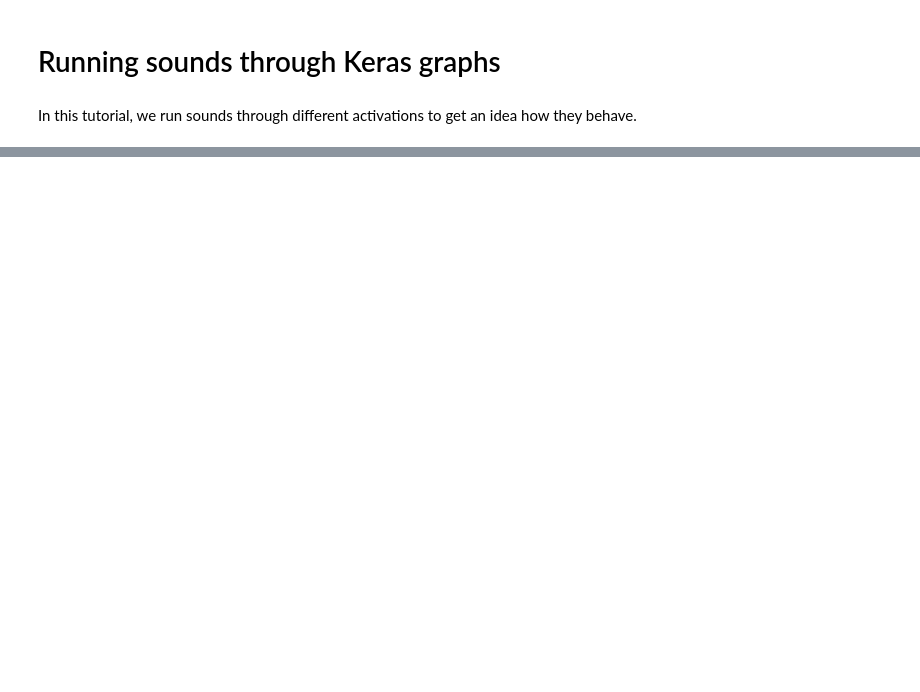
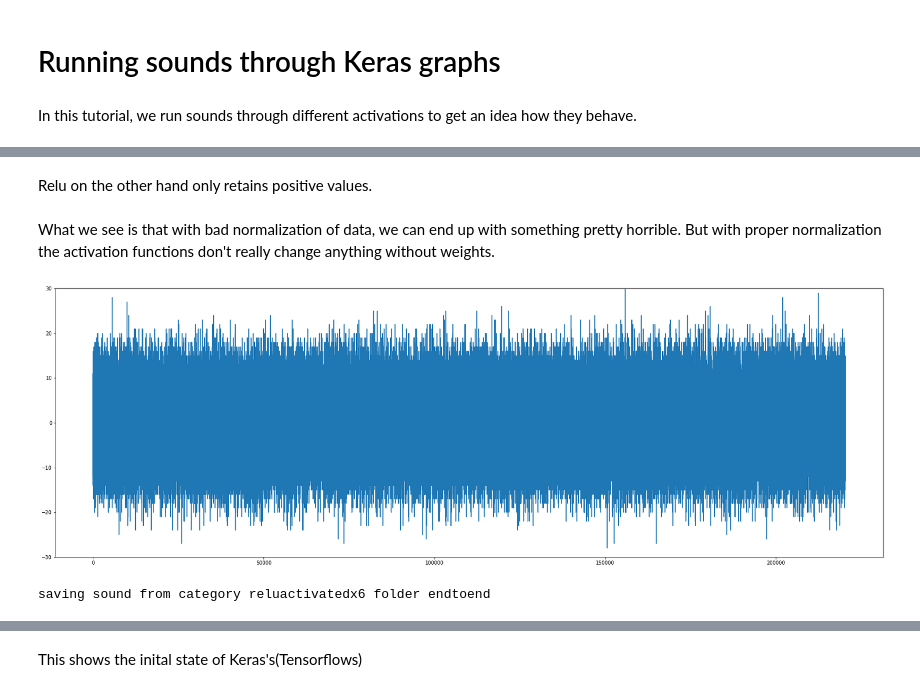
Before and after one commit to SopiMlab/DeepLearningWithAudio18, a Jupyter notebook: Activation functions.ipynb, the cells around one changed output, grey strips where cells are left out. Saved outputs shown, nothing was run; the diff lists cells and outputs as text; code cells hidden in the pictures; blank space fills up the shorter version.

```diff
--- a/Activation functions.ipynb
+++ b/Activation functions.ipynb
@@ -118,0 +149,27 @@ plt.show()
+# %% [markdown]
+Relu on the other hand only retains positive values.
+# %% [markdown]
+What we see is that with bad normalization of data, we can end up with something pretty horrible. But with proper normalization the activation functions don't really change anything without weights.
+# %%
+model = Sequential()
+
+model.add(Activation("relu", input_shape=input_shape))
+model.add(Dense(32))
+model.add(Dense(64))
+model.add(Dense(220500))
+
+#model.summary()
+
+noise = Input(shape=(len(sound[0]),))
+clip = model(noise)
+
+generator = Model(noise, clip)
+
+target = target.reshape(target.shape[1], target.shape[0])
+gen_clip = generator.predict(target, 1)
+
+path = save_sound(gen_clip, "endtoend", "reluactivatedx6", upscale=False)
+IPython.display.Audio(filename=path)
+# %% [output]
+[figure, added]
+saving sound from category reluactivatedx6 folder endtoend
@@ -118,0 +177,2 @@ plt.show()
+# %% [markdown]
+This shows the inital state of Keras's(Tensorflows)
```
Also changed, not shown: parts of 8 cells of this notebook.
